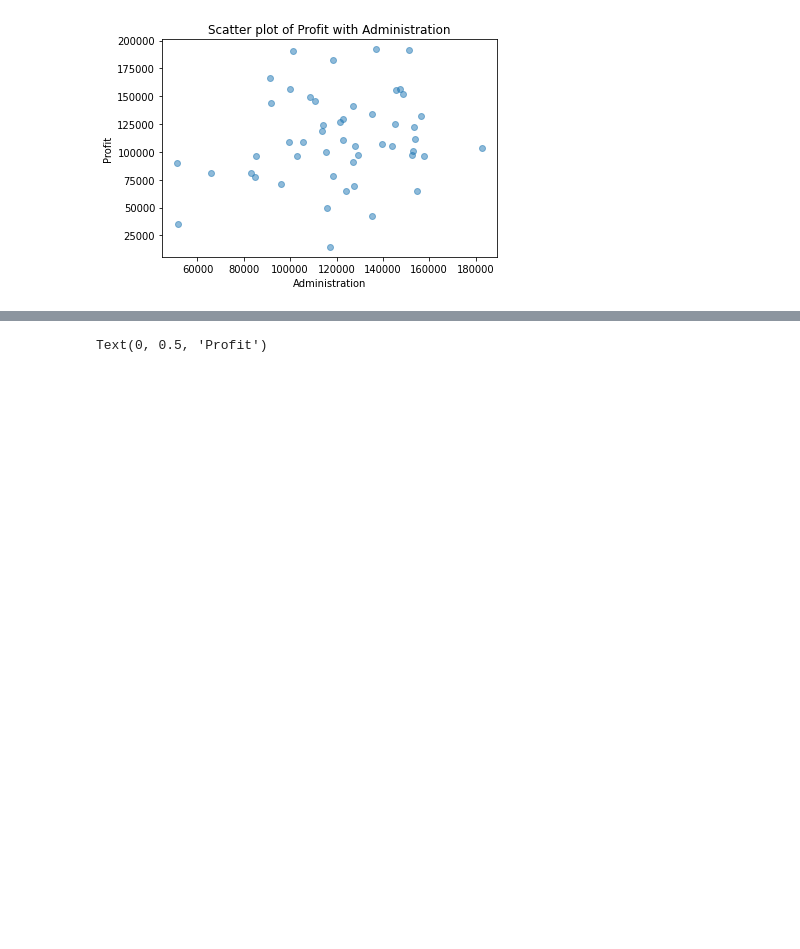
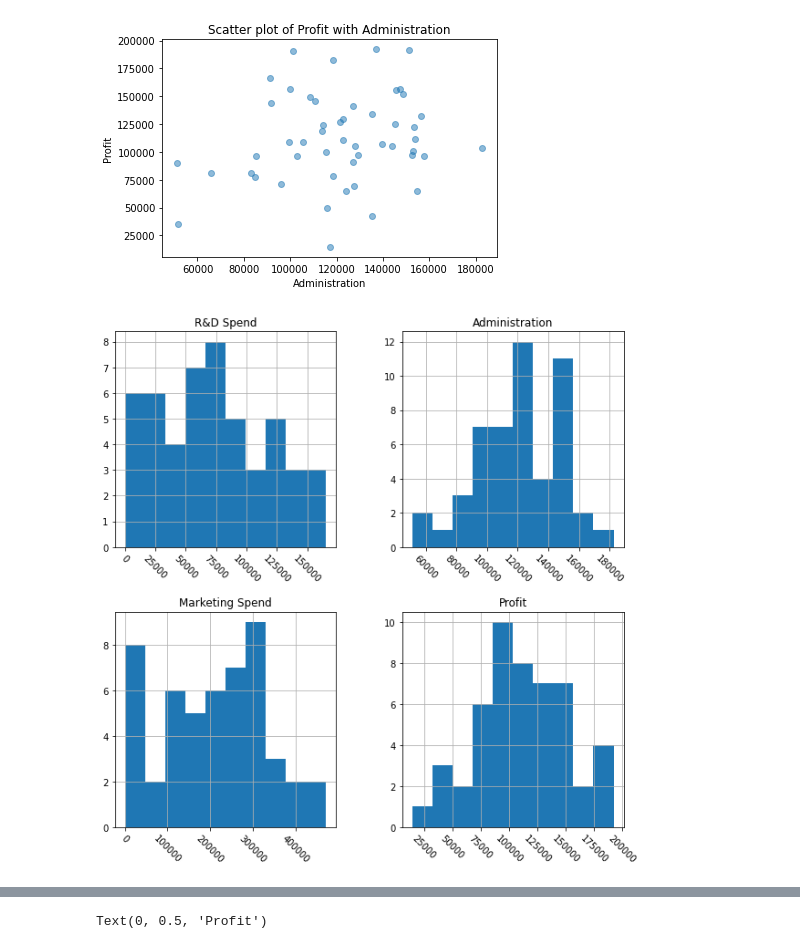
Before and after one commit to Sa20AI/Data-Science-Project, a Jupyter notebook: Multiple Linear Regression.ipynb, the cells around one changed output, grey strips where cells are left out. Cells and saved outputs as stored; diff of their text form; code cells hidden in the pictures; blank space fills up the shorter version.

```diff
--- a/Multiple Linear Regression.ipynb
+++ b/Multiple Linear Regression.ipynb
@@ -53,3 +54,8 @@ plt.ylabel('Profit')
 plt.show()
 # %% [output]
 [figure]
+# %%
+dataset.hist(xrot = -45, figsize=(10,10))
+plt.show()
+# %% [output]
+[figure, added]
```
Also changed, not shown: parts of 6 cells of this notebook, 1 other file.
